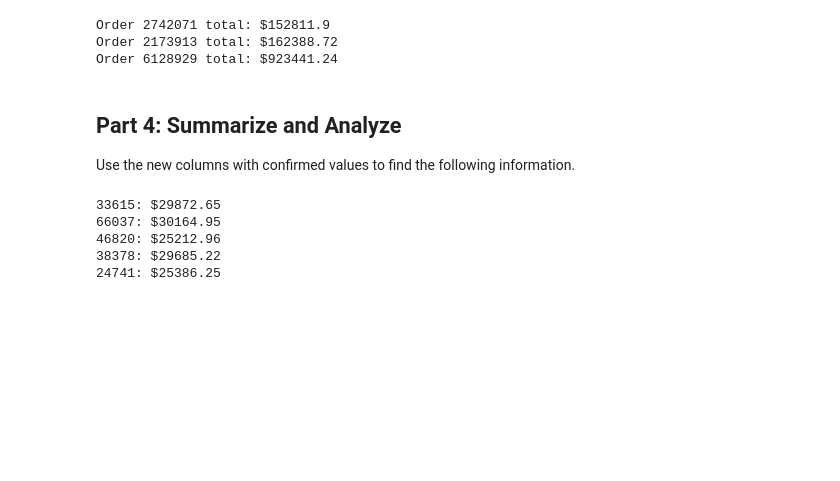
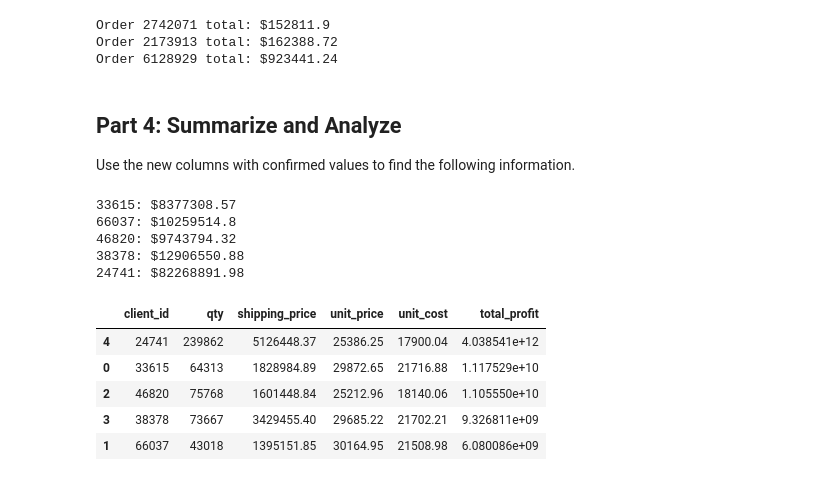
Before and after one commit to shawnakumar/-pandas-challenge-1, a Jupyter notebook: module_4_challenge.ipynb, the cells around one changed output. Drawn from its saved outputs; the diff is of its cells as text; code cells hidden in the pictures; blank space fills up the shorter version.

```diff
--- a/module_4_challenge.ipynb
+++ b/module_4_challenge.ipynb
@@ -353,23 +353,43 @@ Use the new columns with confirmed values to find the following information.
 # %%
 # How much did each of the top 5 clients by quantity
 # spend? Check your work from Part 1 for client ids.
-def client_totals(client_id, column):
-    client_df = df.loc[df['client_id'] == client_id, column]
+# How much did each of the top 5 clients by quantity
+# spend? Check your work from Part 1 for client ids.
+def client_spend(client_id, total_price):
+    client_df = df.loc[df['client_id'] == client_id, total_price]
     return round(client_df.sum(), 2)
 
-for client_id in top_five_client_ids:
-    print(f"{client_id}: ${client_totals(client_id, 'unit_price')}")
+for client_id in top_5_client_ids:
+    print(f"{client_id}: ${client_spend(client_id, 'total_price')}")
+#client_spend = df.groupby('client_id')['total_price'].sum()
+#top_5_clients = df['client_id'].value_counts().nlargest(5).index
+#top_5_clients_spend = client_spend.loc[top_5_clients]
+#print(top_5_clients_spend)
 # %% [output]
-33615: $29872.65
-66037: $30164.95
-46820: $25212.96
-38378: $29685.22
-24741: $25386.25
+33615: $8377308.57
+66037: $10259514.8
+46820: $9743794.32
+38378: $12906550.88
+24741: $82268891.98
 # %%
 # Create a summary DataFrame showing the totals for the
 # for the top 5 clients with the following information:
 # total units purchased, total shipping price,
 # total revenue, and total profit. Sort by total profit.
+data_dict = {'client_id': top_five_client_ids}
+columns = ['qty', 'shipping_price', 'unit_price', 'unit_cost', 'total_profit']
+for col in columns:
+    data_dict[col] = [client_totals(client_id, col) for client_id in top_five_client_ids]
+
+summary_df = pd.DataFrame(data_dict).sort_values('total_profit', ascending=False)
+summary_df
+# %% [output]
+|  | client_id | qty | shipping_price | unit_price | unit_cost | total_profit |
+| 4 | 24741 | 239862 | 5126448.37 | 25386.25 | 17900.04 | 4.038541e+12 |
+| 0 | 33615 | 64313 | 1828984.89 | 29872.65 | 21716.88 | 1.117529e+10 |
+| 2 | 46820 | 75768 | 1601448.84 | 25212.96 | 18140.06 | 1.105550e+10 |
+| 3 | 38378 | 73667 | 3429455.40 | 29685.22 | 21702.21 | 9.326811e+09 |
+| 1 | 66037 | 43018 | 1395151.85 | 30164.95 | 21508.98 | 6.080086e+09 |
 # %%
 # Format the data and rename the columns
 # to names suitable for presentation.
```
Also changed, not shown: 1 other file.
